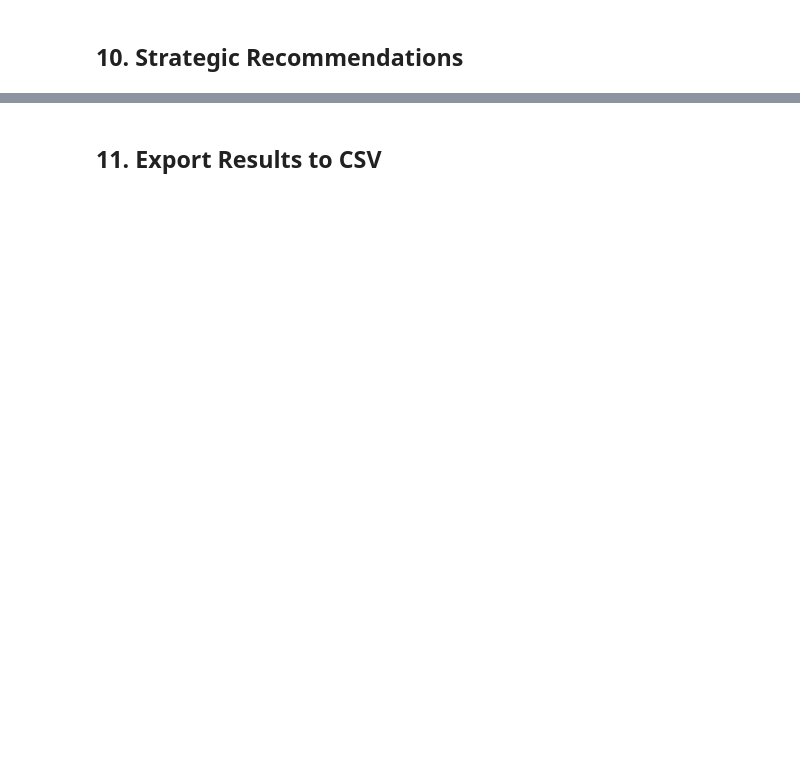
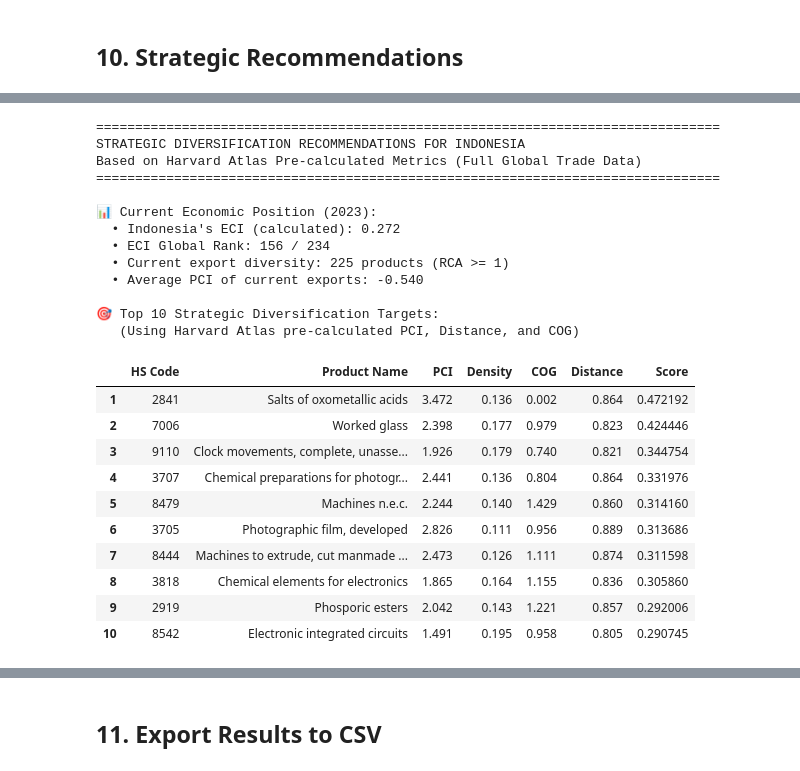
Before and after one commit to gutama/cottonborry, a Jupyter notebook: indonesia_economic_complexity_FIXED.ipynb, the cells around one changed output, grey strips where cells are left out. Cells and saved outputs as stored; diff of their text form; code cells hidden in the pictures; blank space fills up the shorter version.

```diff
--- a/indonesia_economic_complexity_FIXED.ipynb
+++ b/indonesia_economic_complexity_FIXED.ipynb
@@ -554,0 +760,78 @@ STRATEGIC DIVERSIFICATION RECOMMENDATIONS FOR INDONESIA
+# %%
+print("="*80)
+print("STRATEGIC DIVERSIFICATION RECOMMENDATIONS FOR INDONESIA")
+print("Based on Harvard Atlas Pre-calculated Metrics (Full Global Trade Data)")
+print("="*80)
+
+print(f"\n📊 Current Economic Position ({ANALYSIS_YEAR}):")
+print(f"  • Indonesia's ECI (calculated): {ECI[INDONESIA_CODE]:.3f}")
+print(f"  • ECI Global Rank: {(ECI > ECI[INDONESIA_CODE]).sum() + 1} / {len(ECI)}")
+print(f"  • Current export diversity: {len(current_exports)} products (RCA >= 1)")
+print(f"  • Average PCI of current exports: {current_exports['pci'].mean():.3f}")
+
+# Build detailed recommendations using Harvard Atlas pre-calculated metrics
+recommendations = top_opportunities[[
+    'product_hs92_code', 'product_name_short', 'pci', 'density', 'cog', 'distance', 'strategic_score'
+]].copy()
+recommendations.columns = ['HS Code', 'Product Name', 'PCI', 'Density', 'COG', 'Distance', 'Score']
+recommendations = recommendations.reset_index(drop=True)
+recommendations.index = recommendations.index + 1
+
+print(f"\n🎯 Top {len(recommendations)} Strategic Diversification Targets:")
+print(f"   (Using Harvard Atlas pre-calculated PCI, Distance, and COG)\n")
+
+display(recommendations)
+
+print(f"\n💡 Key Insights (Harvard Atlas Metrics):")
+avg_pci_targets = recommendations['PCI'].mean()
+avg_pci_current = current_exports['pci'].mean()
+avg_cog_targets = recommendations['COG'].mean()
+avg_distance_targets = recommendations['Distance'].mean()
+
+print(f"  • Average PCI of targets: {avg_pci_targets:.3f}")
+print(f"  • Average PCI of current exports: {avg_pci_current:.3f}")
+print(f"  • Complexity uplift potential: {avg_pci_targets - avg_pci_current:+.3f}")
+print(f"  • Average COG (Complexity Outlook Gain): {avg_cog_targets:.3f}")
+print(f"  • Average Distance (effort needed): {avg_distance_targets:.3f}")
+print(f"  • Average Density (feasibility): {recommendations['Density'].mean():.3f}")
+
+print(f"\n📈 Strategic Interpretation:")
+print(f"  • These products are {recommendations['Density'].mean()*100:.0f}% connected to Indonesia's current capabilities")
+print(f"  • Average effort (distance) to acquire: {avg_distance_targets:.2f}")
+print(f"  • Acquiring these would add {len(recommendations)} higher-complexity products")
+print(f"  • COG indicates future diversification potential from these products")
+
+# Also show top products by COG (future strategic value)
+print(f"\n🔮 Top 5 Products by Complexity Outlook Gain (COG):")
+top_cog = export_opportunities.nlargest(5, 'cog')[
+    ['product_hs92_code', 'product_name_short', 'pci', 'cog', 'distance']
+]
+for i, (_, row) in enumerate(top_cog.iterrows(), 1):
+    name = row.get('product_name_short', 'Unknown')
+    print(f"   {i}. {row['product_hs92_code']}: {name}")
+    print(f"      PCI={row['pci']:.3f}, COG={row['cog']:.3f}, Distance={row['distance']:.3f}")
+# %% [output]
+================================================================================
+STRATEGIC DIVERSIFICATION RECOMMENDATIONS FOR INDONESIA
+Based on Harvard Atlas Pre-calculated Metrics (Full Global Trade Data)
+================================================================================
+
+📊 Current Economic Position (2023):
+  • Indonesia's ECI (calculated): 0.272
+  • ECI Global Rank: 156 / 234
+  • Current export diversity: 225 products (RCA >= 1)
+  • Average PCI of current exports: -0.540
+
+🎯 Top 10 Strategic Diversification Targets:
+   (Using Harvard Atlas pre-calculated PCI, Distance, and COG)
+|  | HS Code | Product Name | PCI | Density | COG | Distance | Score |
+| 1 | 2841 | Salts of oxometallic acids | 3.472 | 0.136 | 0.002 | 0.864 | 0.472192 |
+| 2 | 7006 | Worked glass | 2.398 | 0.177 | 0.979 | 0.823 | 0.424446 |
+| 3 | 9110 | Clock movements, complete, unasse... | 1.926 | 0.179 | 0.740 | 0.821 | 0.344754 |
+| 4 | 3707 | Chemical preparations for photogr... | 2.441 | 0.136 | 0.804 | 0.864 | 0.331976 |
+| 5 | 8479 | Machines n.e.c. | 2.244 | 0.140 | 1.429 | 0.860 | 0.314160 |
+| 6 | 3705 | Photographic film, developed | 2.826 | 0.111 | 0.956 | 0.889 | 0.313686 |
+| 7 | 8444 | Machines to extrude, cut manmade ... | 2.473 | 0.126 | 1.111 | 0.874 | 0.311598 |
+| 8 | 3818 | Chemical elements for electronics | 1.865 | 0.164 | 1.155 | 0.836 | 0.305860 |
+| 9 | 2919 | Phosporic esters | 2.042 | 0.143 | 1.221 | 0.857 | 0.292006 |
+| 10 | 8542 | Electronic integrated circuits | 1.491 | 0.195 | 0.958 | 0.805 | 0.290745 |
```
Also changed, not shown: parts of 23 cells of this notebook, 31 other files.
